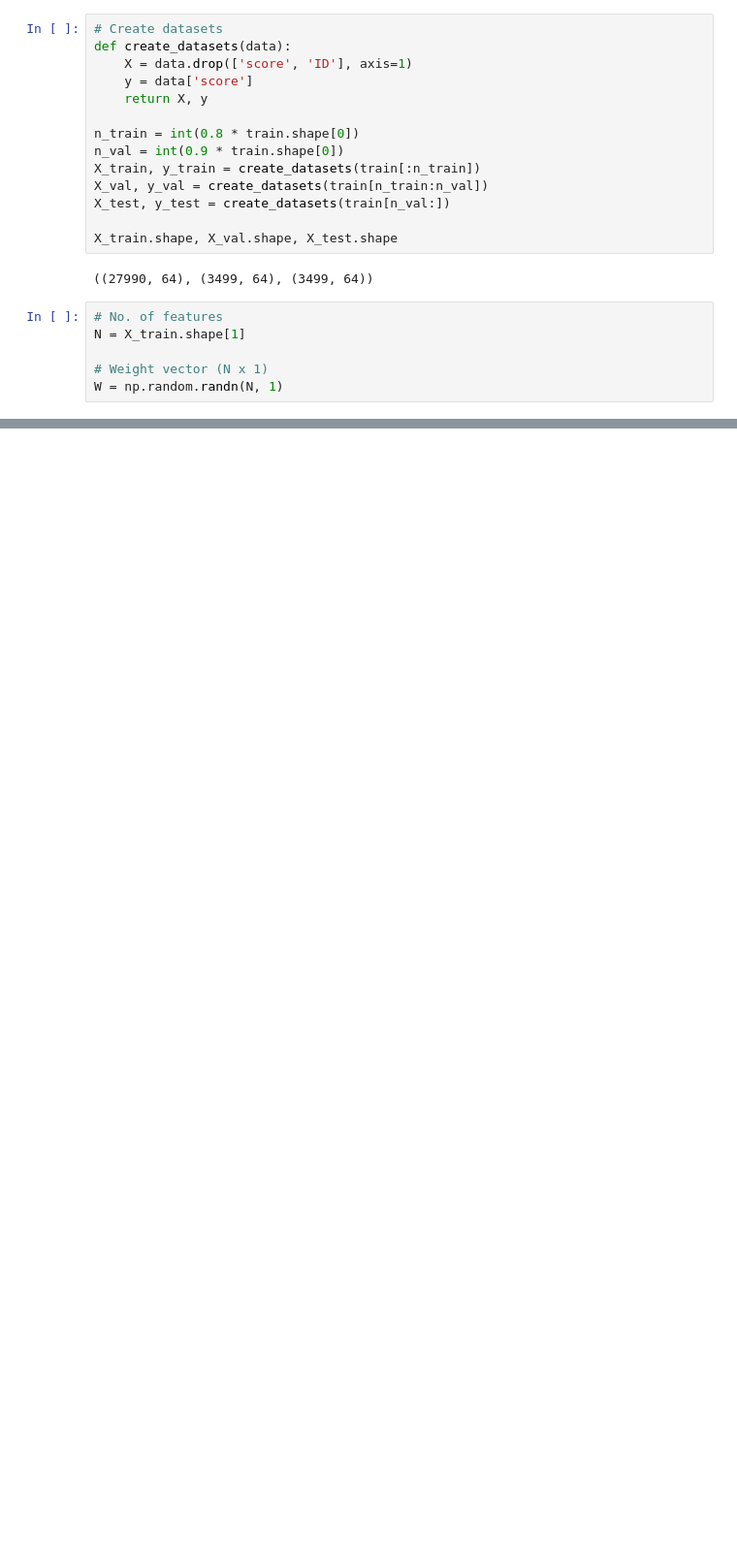
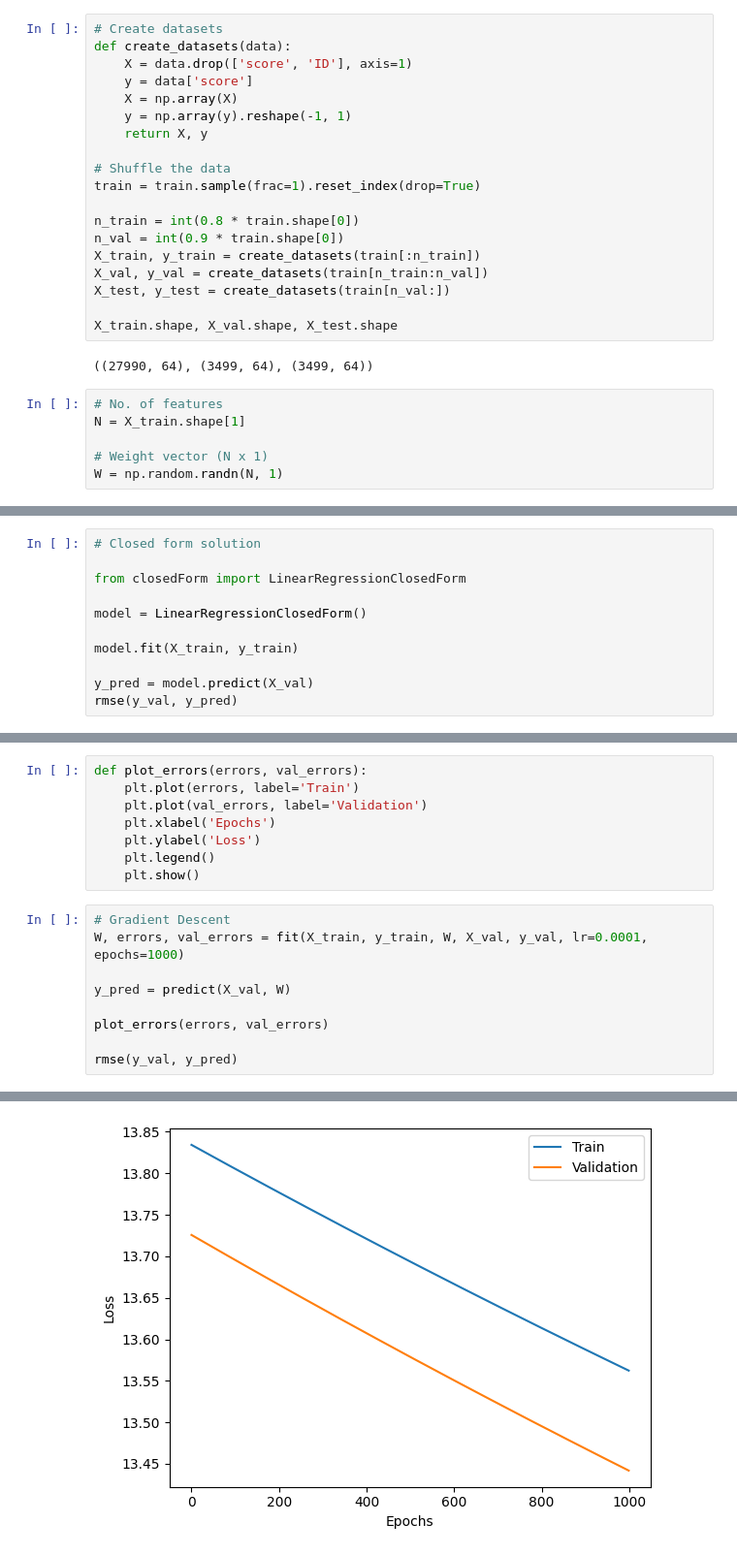
Before and after one commit to amaljoe/FML_assignment1, a Jupyter notebook: kaggle_comp.ipynb, the cells around one changed output, grey strips where cells are left out. Shown at 97% size. Saved outputs shown, nothing was run; the diff lists cells and outputs as text; blank space fills up the shorter version.

```diff
--- a/kaggle_comp.ipynb
+++ b/kaggle_comp.ipynb
@@ -54,7 +54,12 @@ Length: 66, dtype: int64
 def create_datasets(data):
     X = data.drop(['score', 'ID'], axis=1)
     y = data['score']
+    X = np.array(X)
+    y = np.array(y).reshape(-1, 1)
     return X, y
+
+# Shuffle the data
+train = train.sample(frac=1).reset_index(drop=True)
 
 n_train = int(0.8 * train.shape[0])
 n_val = int(0.9 * train.shape[0])
@@ -95,0 +117,11 @@ def fit(X, y, W, lr=0.01, epochs=100):
+# %%
+# Closed form solution
+
+from closedForm import LinearRegressionClosedForm
+
+model = LinearRegressionClosedForm()
+
+model.fit(X_train, y_train)
+
+y_pred = model.predict(X_val)
+rmse(y_val, y_pred)
@@ -95,0 +130,18 @@ def fit(X, y, W, lr=0.01, epochs=100):
+# %%
+def plot_errors(errors, val_errors):
+    plt.plot(errors, label='Train')
+    plt.plot(val_errors, label='Validation')
+    plt.xlabel('Epochs')
+    plt.ylabel('Loss')
+    plt.legend()
+    plt.show()
+# %%
+# Gradient Descent
+W, errors, val_errors = fit(X_train, y_train, W, X_val, y_val, lr=0.0001, epochs=1000)
+
+y_pred = predict(X_val, W)
+
+plot_errors(errors, val_errors)
+
+rmse(y_val, y_pred)
+# %% [output]
@@ -95,0 +158 @@ def fit(X, y, W, lr=0.01, epochs=100):
+[figure, added]
```
Also changed, not shown: parts of 10 cells of this notebook, 4 other files.
